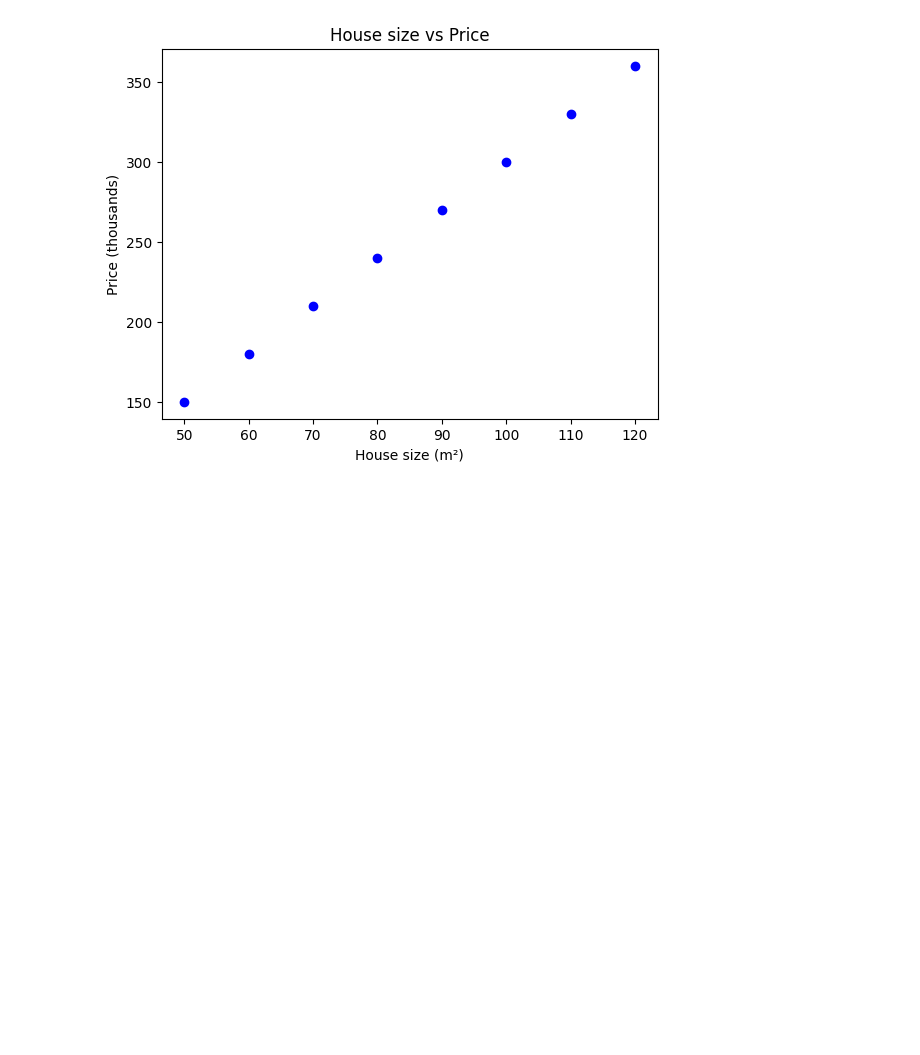
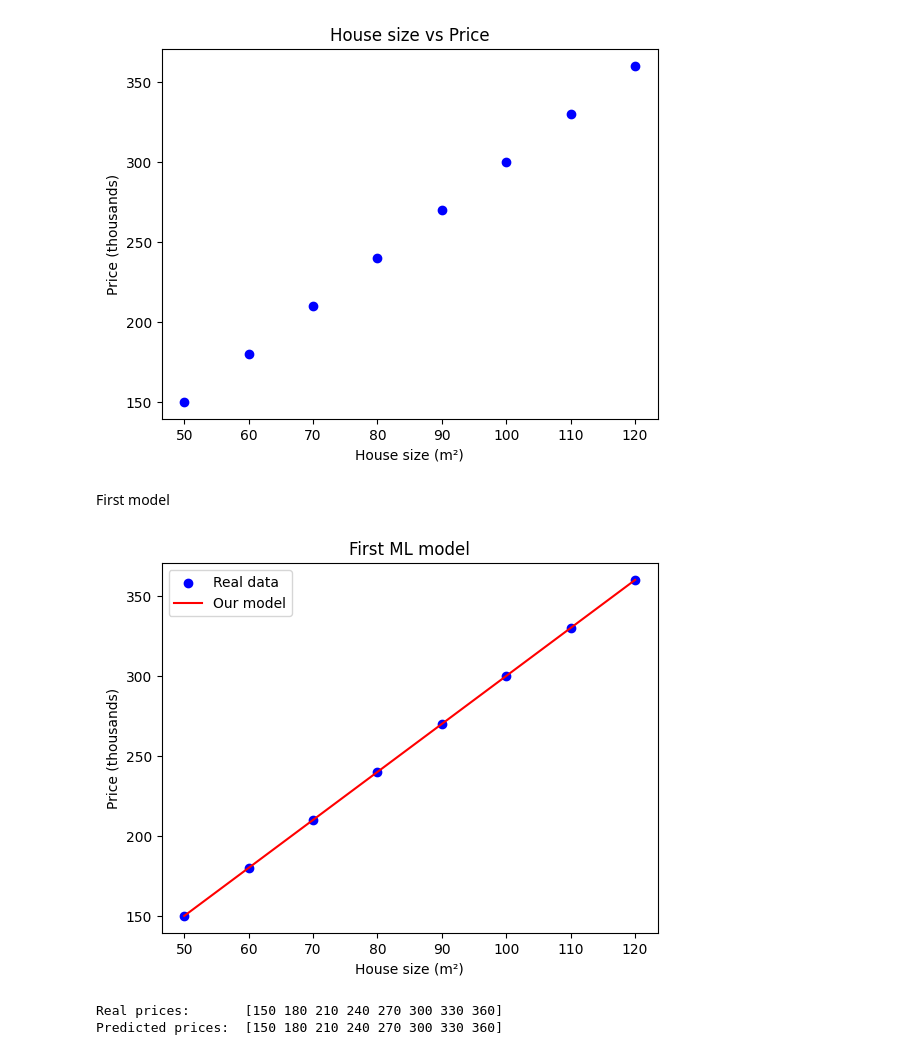
Before and after one commit to Fatiifm10/ml-journey, a Jupyter notebook: Learning_ML.ipynb, the cells around one changed output. Cells and saved outputs as stored; diff of their text form; code cells hidden in the pictures; blank space fills up the shorter version.

```diff
--- a/Learning_ML.ipynb
+++ b/Learning_ML.ipynb
@@ -46,3 +46,33 @@ plt.title("House size vs Price")
 plt.show()
 # %% [output]
 [figure]
+# %%
+import numpy as np
+import matplotlib.pyplot as plt
+
+house_size = np.array([50, 60, 70, 80, 90, 100, 110, 120])
+price      = np.array([150, 180, 210, 240, 270, 300, 330, 360])
+# %% [markdown]
+First model
+# %%
+w = 3
+b = 0
+
+# Calculate predictions
+predictions = w * house_size + b
+
+
+plt.scatter(house_size, price, color='blue', label='Real data')
+plt.plot(house_size, predictions, color='red', label='Our model')
+plt.xlabel("House size (m²)")
+plt.ylabel("Price (thousands)")
+plt.title("First ML model")
+plt.legend()
+plt.show()
+
+print("Real prices:      ", price)
+print("Predicted prices: ", predictions)
+# %% [output]
+[figure, added]
+Real prices:       [150 180 210 240 270 300 330 360]
+Predicted prices:  [150 180 210 240 270 300 330 360]
```
Also changed, not shown: parts of 7 cells of this notebook.
